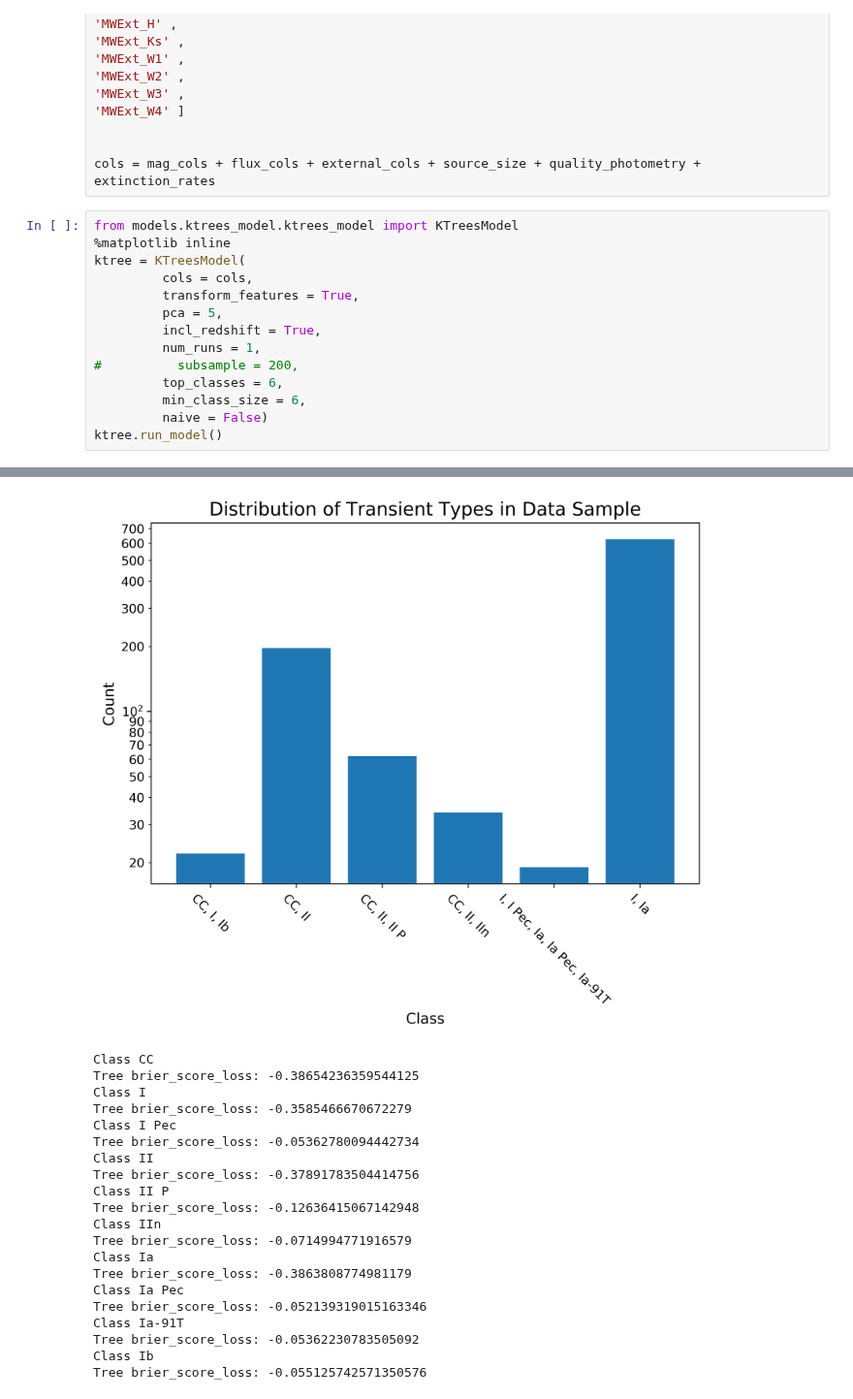
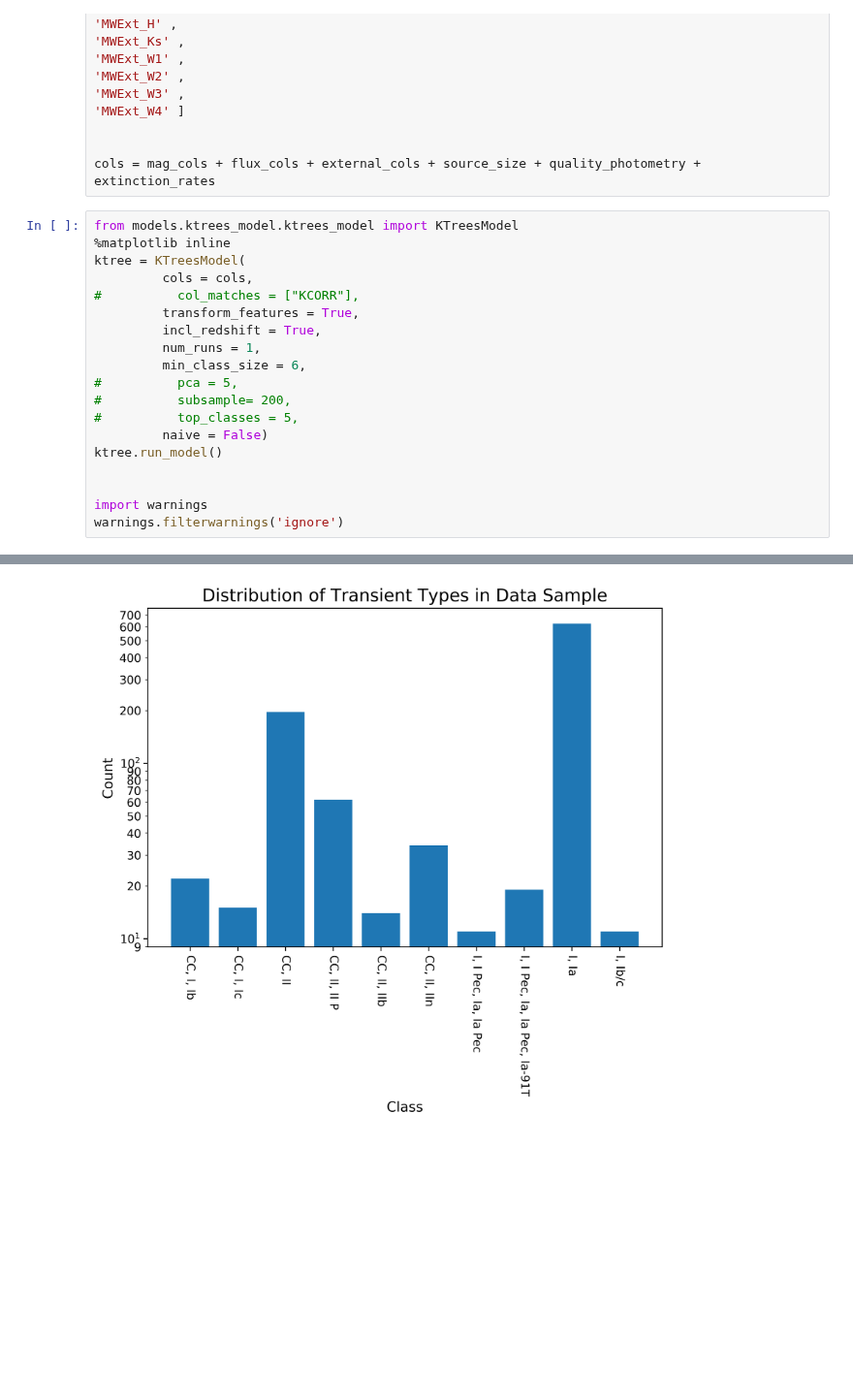
Before and after one commit to marinakiseleva/thex_model, a Jupyter notebook: notebooks/K-Tree Py 3.ipynb, the cells around one changed output, grey strips where cells are left out. Shown at 97% size. Cells and saved outputs as stored; diff of their text form; blank space fills up the shorter version.

```diff
--- a/notebooks/K-Tree Py 3.ipynb
+++ b/notebooks/K-Tree Py 3.ipynb
@@ -67,15 +67,20 @@ from models.ktrees_model.ktrees_model import KTreesModel
 %matplotlib inline
 ktree = KTreesModel(
          cols = cols,
+#          col_matches = ["KCORR"],
          transform_features = True,
-         pca = 5,
          incl_redshift = True,
          num_runs = 1,
-#          subsample = 200,
-         top_classes = 6,
          min_class_size = 6,
+#          pca = 5,
+#          subsample= 200,
+#          top_classes = 5,
          naive = False)
 ktree.run_model()
+
+
+import warnings
+warnings.filterwarnings('ignore')
 # %% [output]
 Data Filters
 ------------------
@@ -97,21 +104 @@ PCA Analysis: Explained Variance Ratio
-[figure, old version]
+[figure, new version]
-Class CC
-Tree brier_score_loss: -0.38654236359544125
-Class I
-Tree brier_score_loss: -0.3585466670672279
-Class I Pec
-Tree brier_score_loss: -0.05362780094442734
-Class II
-Tree brier_score_loss: -0.37891783504414756
-Class II P
-Tree brier_score_loss: -0.12636415067142948
-Class IIn
-Tree brier_score_loss: -0.0714994771916579
-Class Ia
-Tree brier_score_loss: -0.3863808774981179
-Class Ia Pec
-Tree brier_score_loss: -0.052139319015163346
-Class Ia-91T
-Tree brier_score_loss: -0.05362230783505092
-Class Ib
-Tree brier_score_loss: -0.055125742571350576
```
Also changed, not shown: parts of 1 cell of this notebook, 16 other files.
